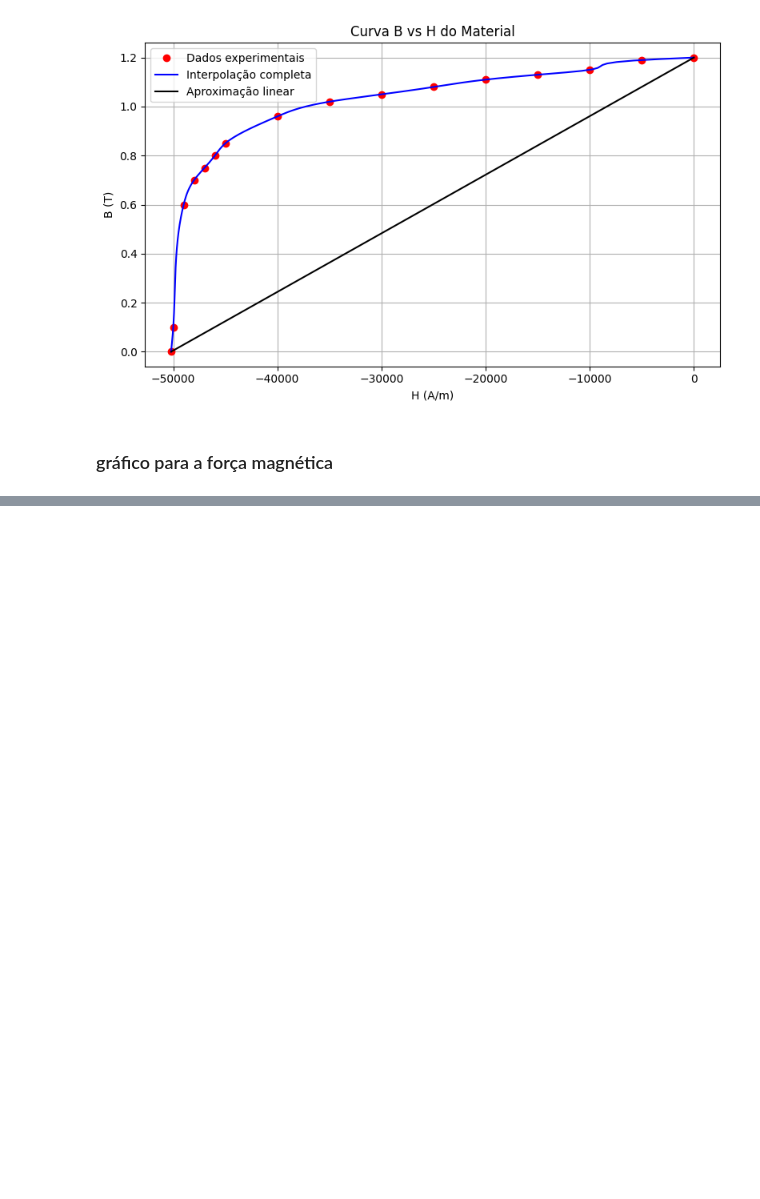
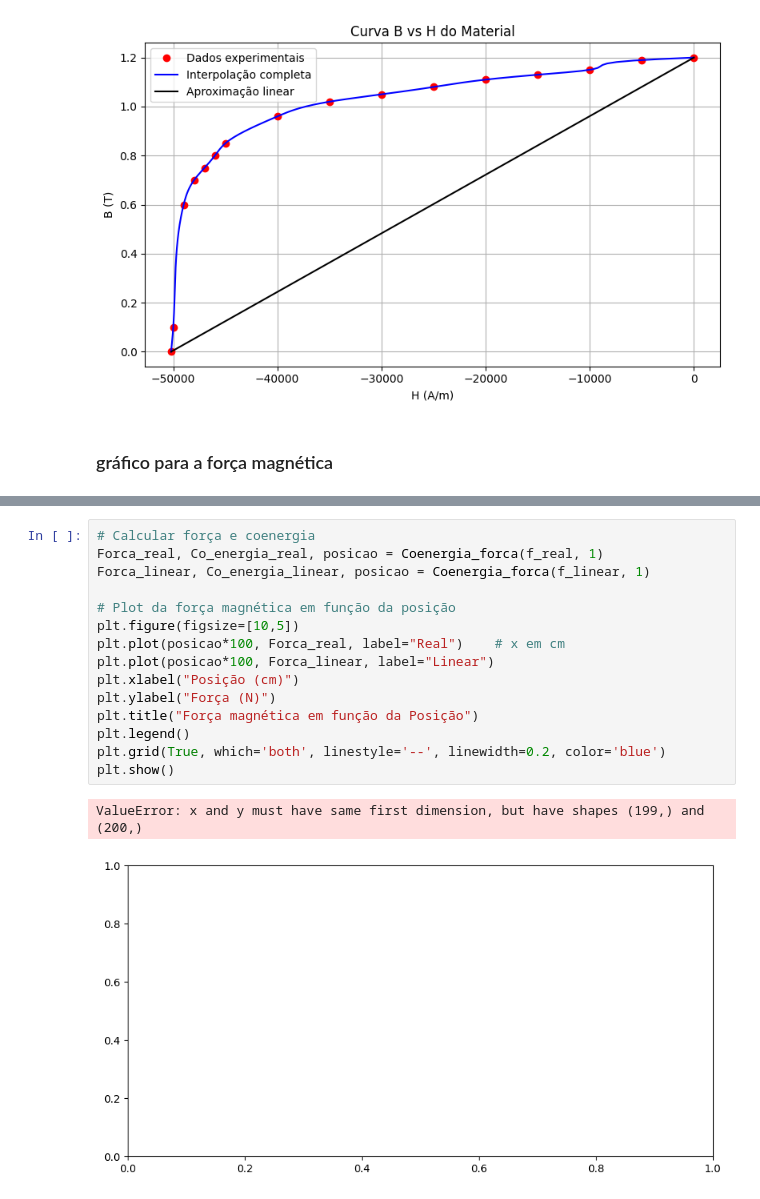
Before and after one commit to marcus-valmeida/Projeto-conversao, a Jupyter notebook: exercicio3/exercicio3.ipynb, the cells around one changed output, grey strips where cells are left out. Cells and saved outputs as stored; diff of their text form; blank space fills up the shorter version.

```diff
--- a/exercicio3/exercicio3.ipynb
+++ b/exercicio3/exercicio3.ipynb
@@ -89,0 +125,18 @@ def Forca_magnetica():
+# %%
+# Calcular força e coenergia
+Forca_real, Co_energia_real, posicao = Coenergia_forca(f_real, 1)
+Forca_linear, Co_energia_linear, posicao = Coenergia_forca(f_linear, 1)
+
+# Plot da força magnética em função da posição
+plt.figure(figsize=[10,5])
+plt.plot(posicao*100, Forca_real, label="Real")    # x em cm
+plt.plot(posicao*100, Forca_linear, label="Linear")
+plt.xlabel("Posição (cm)")
+plt.ylabel("Força (N)")
+plt.title("Força magnética em função da Posição")
+plt.legend()
+plt.grid(True, which='both', linestyle='--', linewidth=0.2, color='blue')
+plt.show()
+# %% [output]
+ValueError: x and y must have same first dimension, but have shapes (199,) and (200,)
+[figure, added]
```
Also changed, not shown: parts of 4 cells of this notebook, 1 other file.
